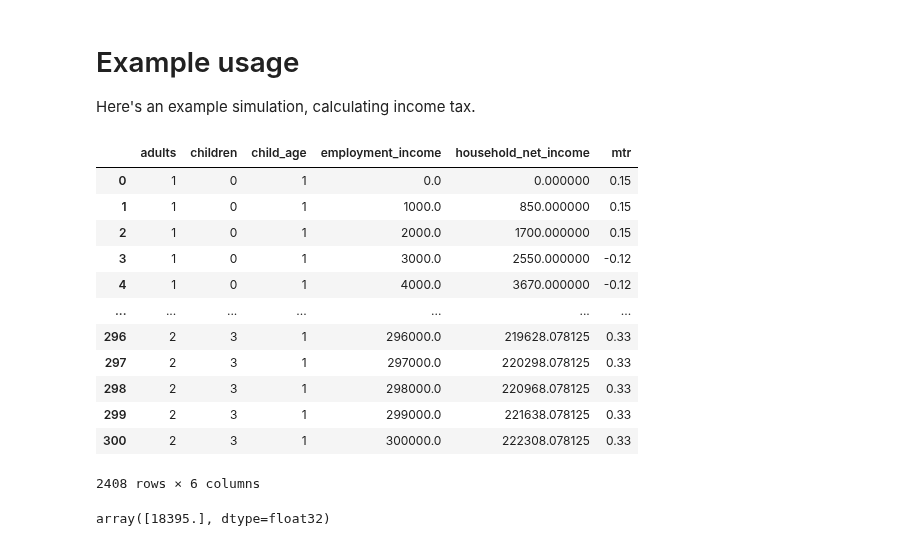
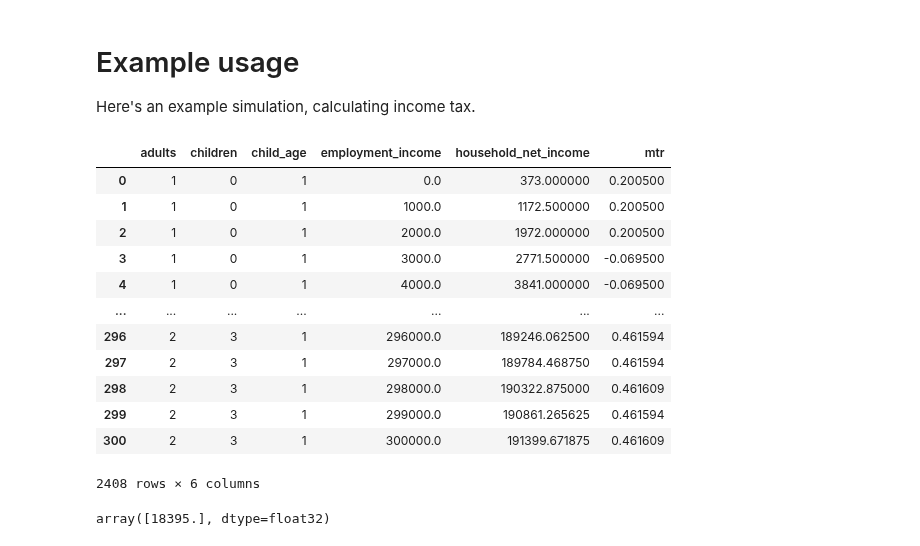
Before and after one commit to PolicyEngine/policyengine-canada, a Jupyter notebook: _sources/household_net_income.ipynb, the cells around one changed output. Saved outputs shown, nothing was run; the diff lists cells and outputs as text; code cells hidden in the pictures.

```diff
--- a/_sources/household_net_income.ipynb
+++ b/_sources/household_net_income.ipynb
@@ -22,7 +22,7 @@ def make_hh(adults, children, child_age):
         members += [f"child{i}"]
     return dict(
         people=people,
-        households=dict(household=dict(members=members)),
+        households=dict(household=dict(members=members, province = "ONTARIO")),
         # Same impact for households with $250k+ income, so show up to $300k.
         # $1k increments.
         axes=[[dict(name="employment_income", count=301, min=0, max=300_000)]],
@@ -30,44 +30,44 @@ def make_hh(adults, children, child_age):
 
 
 l = []
 for adults in [1, 2]:
     for children in [0, 1, 2, 3]:
         for child_age in [1]:
             hh = make_hh(adults, children, child_age)
             baseline_hh = Simulation(situation=hh)
             l.append(
                 pd.DataFrame(
                     dict(
                         adults=adults,
                         children=children,
                         child_age=child_age,
                         # Reshape combined array to get head's varied earnings.
                         employment_income=baseline_hh.calculate(
                             "employment_income", YEAR
                         )[0 :: (adults + children)],
                         household_net_income=baseline_hh.calculate(
                             "household_net_income", YEAR
                         ),
                         mtr=baseline_hh.calculate("marginal_tax_rate", YEAR)[0 :: (adults + children)],
                     )
                 )
             )
 
 df = pd.concat(l)
 df
 # %% [output]
 |  | adults | children | child_age | employment_income | household_net_income | mtr |
-| 0 | 1 | 0 | 1 | 0.0 | 0.000000 | 0.15 |
-| 1 | 1 | 0 | 1 | 1000.0 | 850.000000 | 0.15 |
-| 2 | 1 | 0 | 1 | 2000.0 | 1700.000000 | 0.15 |
-| 3 | 1 | 0 | 1 | 3000.0 | 2550.000000 | -0.12 |
-| 4 | 1 | 0 | 1 | 4000.0 | 3670.000000 | -0.12 |
+| 0 | 1 | 0 | 1 | 0.0 | 373.000000 | 0.200500 |
+| 1 | 1 | 0 | 1 | 1000.0 | 1172.500000 | 0.200500 |
+| 2 | 1 | 0 | 1 | 2000.0 | 1972.000000 | 0.200500 |
+| 3 | 1 | 0 | 1 | 3000.0 | 2771.500000 | -0.069500 |
+| 4 | 1 | 0 | 1 | 4000.0 | 3841.000000 | -0.069500 |
 | ... | ... | ... | ... | ... | ... | ... |
-| 296 | 2 | 3 | 1 | 296000.0 | 219628.078125 | 0.33 |
-| 297 | 2 | 3 | 1 | 297000.0 | 220298.078125 | 0.33 |
-| 298 | 2 | 3 | 1 | 298000.0 | 220968.078125 | 0.33 |
-| 299 | 2 | 3 | 1 | 299000.0 | 221638.078125 | 0.33 |
-| 300 | 2 | 3 | 1 | 300000.0 | 222308.078125 | 0.33 |
+| 296 | 2 | 3 | 1 | 296000.0 | 189246.062500 | 0.461594 |
+| 297 | 2 | 3 | 1 | 297000.0 | 189784.468750 | 0.461594 |
+| 298 | 2 | 3 | 1 | 298000.0 | 190322.875000 | 0.461609 |
+| 299 | 2 | 3 | 1 | 299000.0 | 190861.265625 | 0.461594 |
+| 300 | 2 | 3 | 1 | 300000.0 | 191399.671875 | 0.461609 |
 2408 rows × 6 columns
 # %%
 from policyengine_canada import Simulation
```
Also changed, not shown: 5 other files.
